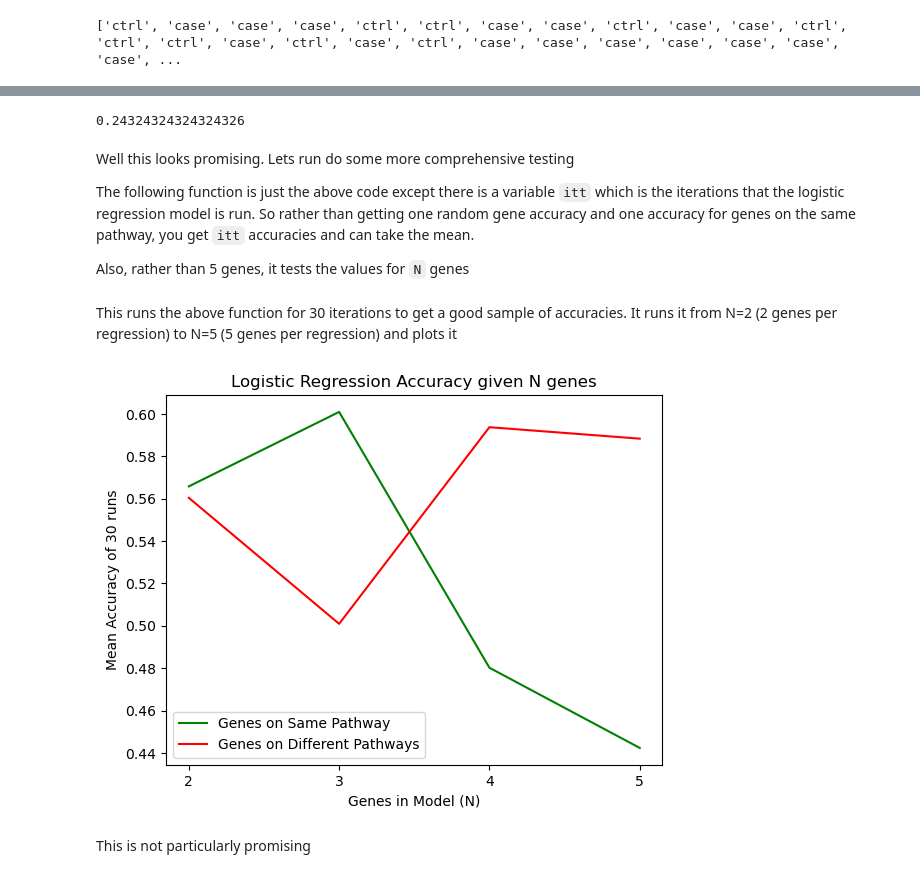
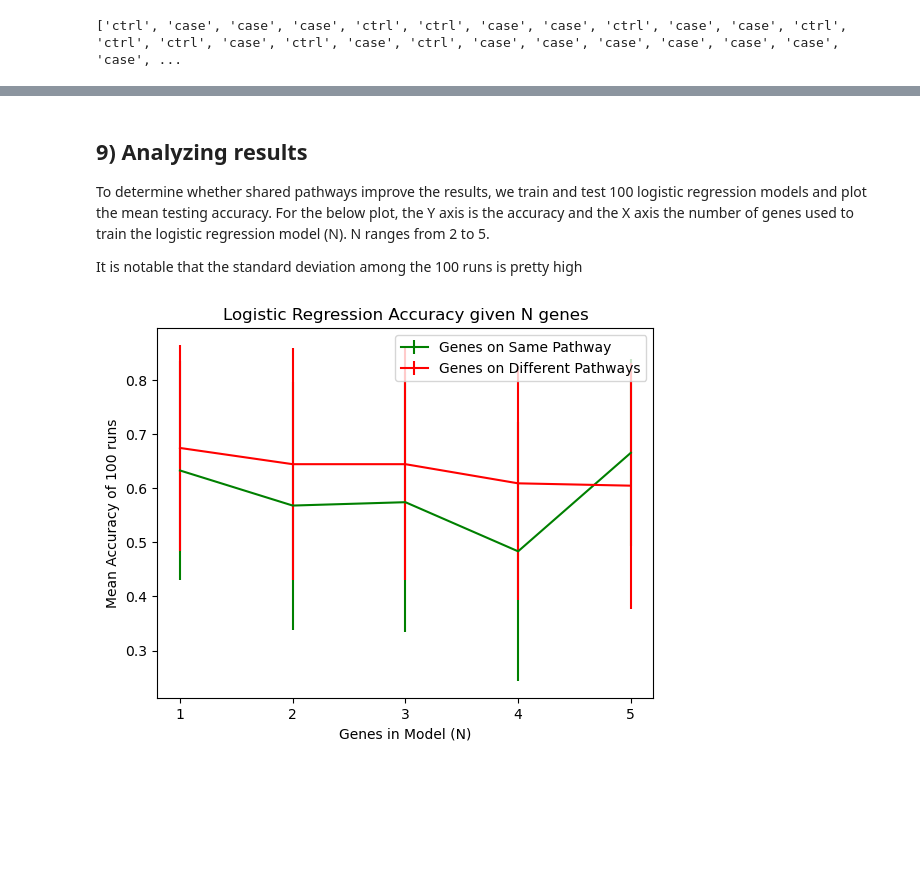
Before and after one commit to SignatureDiagnostics/pathway_analysis, a Jupyter notebook: logistic_regression.ipynb, the cells around one changed output, grey strips where cells are left out. Cells and saved outputs as stored; diff of their text form; code cells hidden in the pictures; blank space fills up the shorter version.

Commit message:
second logistic regression improvement

```diff
--- a/logistic_regression.ipynb
+++ b/logistic_regression.ipynb
@@ -228,0 +405,16 @@ Here is an example of what the dataframes should look like:
+# %%
+def interesetion(pathways):
+    genes = [gene for sub_list in pathways for gene in sub_list]
+    return len(genes) == len(set(genes))
+
+def get_random_genes(N):
+    while True:
+        Nx2_genes = np.random.choice(genes, size=N*2, replace=False).tolist()
+        test_genes = Nx2_genes[:N]
+        train_genes = Nx2_genes[N:]
+        test_pathways = [gene_to_pathway[g] for g in test_genes]
+        train_pathways = [gene_to_pathway[g] for g in train_genes]
+        intersect_test = interesetion(test_pathways)
+        intersect_train = interesetion(train_pathways)
+        if intersect_test and intersect_train:
+            return test_genes, train_genes
@@ -228,0 +439,10 @@ Here is an example of what the dataframes should look like:
+# %%
+def train_test_counts(train_genes, test_genes):
+    train_counts = counts.loc[train_genes, :]
+    test_counts = counts.loc[test_genes, :]
+    train_counts.reset_index(drop=True, inplace=True)
+    test_counts.reset_index(drop=True, inplace=True)
+    return train_counts, test_counts
+# %%
+train_pathway_counts, test_pathway_counts = train_test_counts(*get_pathway_genes(3))
+train_random_counts, test_random_counts = train_test_counts(*get_random_genes(3))
@@ -255,16 +478,12 @@ model_accuracy(train_pathway_counts, test_pathway_counts, random_state=0)
-# %%
-model_accuracy(train_random_counts, test_random_counts, random_state=0)
-# %% [output]
-0.24324324324324326
-# %% [markdown]
-Well this looks promising. Lets run do some more comprehensive testing
-
-The following function is just the above code except there is a variable `itt` which is the iterations that the logistic regression model is run. So rather than getting one random gene accuracy and one accuracy for genes on the same pathway, you get `itt` accuracies and can take the mean.
-
-Also, rather than 5 genes, it tests the values for `N` genes
+# %% [markdown]
+## 9) Analyzing results
+
+To determine whether shared pathways improve the results, we train and test 100 logistic regression models and plot the mean testing accuracy. For the below plot, the Y axis is the accuracy and the X axis the number of genes used to train the logistic regression model (N). N ranges from 2 to 5.
+
+It is notable that the standard deviation among the 100 runs is pretty high
 # %%
 def logistic_path_vs_nonpath(N, itt):
-    random_gene_accuracy = []
+    different_pathway_accuracy = []
     same_pathway_accuracy = []
 
     for _ in range(itt):
@@ -275,28 +494,26 @@ def logistic_path_vs_nonpath(N, itt):
         train_random_counts, test_random_counts = train_test_counts(train_random_genes, test_random_genes)
 
         same_pathway_accuracy.append(model_accuracy(train_pathway_counts, test_pathway_counts))
-        random_gene_accuracy.append(model_accuracy(train_random_counts, test_random_counts))
+        different_pathway_accuracy.append(model_accuracy(train_random_counts, test_random_counts))
 
-    return same_pathway_accuracy, random_gene_accuracy
+    return same_pathway_accuracy, different_pathway_accuracy
-# %% [markdown]
-This runs the above function for 30 iterations to get a good sample of accuracies. It runs it from N=2 (2 genes per regression) to N=5 (5 genes per regression) and plots it
 # %%
-x = list(range(2,6))
-s, d = [], []
-itt = 30
+x = list(range(1,6))
+s, s_err, d, d_err = [[] for _ in range(4)]
+itt = 100
 for n in x:
     same, diff = logistic_path_vs_nonpath(n, itt)
     s.append(np.mean(same))
+    s_err.append(np.std(same))
     d.append(np.mean(diff))
-plt.plot(x, s, color='green', label='Genes on Same Pathway')
-plt.plot(x, d, color='red', label="Genes on Different Pathways")
+    d_err.append(np.std(diff))
+plt.errorbar(x, s, yerr=s_err, color='green', label='Genes on Same Pathway')
+plt.errorbar(x, d, yerr=d_err, color='red', label="Genes on Different Pathways")
 plt.xticks(x)
 plt.ylabel(f"Mean Accuracy of {itt} runs")
 plt.xlabel("Genes in Model (N)")
 plt.title("Logistic Regression Accuracy given N genes")
 plt.legend()
 plt.show()
 # %% [output]
-[figure, old version]
+[figure, new version]
-# %% [markdown]
-This is not particularly promising
```
Also changed, not shown: parts of 89 cells of this notebook, 1 other file.
